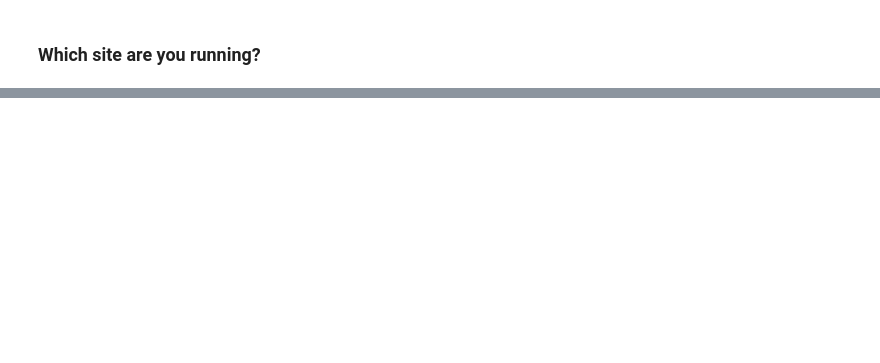
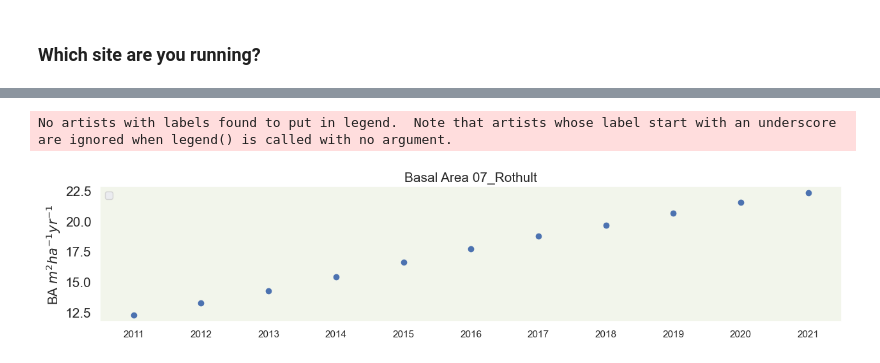
Before and after one commit to alejandrogandara/susi-swe, a Jupyter notebook: swe_susi.ipynb, the cells around one changed output, grey strips where cells are left out. Drawn from its saved outputs; the diff is of its cells as text; code cells hidden in the pictures; blank space fills up the shorter version.

```diff
--- a/swe_susi.ipynb
+++ b/swe_susi.ipynb
@@ -172,0 +515,27 @@ site
+# %%
+# basal area
+ba_mean = np.mean(ncf['stand']['basalarea'][scen,:, :], axis=1)
+bai = np.diff(ba_mean, axis=0)
+
+BasalArea = pd.DataFrame({
+    'year': pd.date_range(start_date, end_date, freq="Y").strftime('%Y'),
+    'ba':list(ba_mean)[1:],
+    'bai':list(bai)
+})
+BasalArea.to_csv(outpara['outfolder'] + '/' + site + '_Basal Area.csv')
+# %%
+fs = 15
+baFig = plt.figure(num='BasalArea', figsize=(15,18))
+gs = gridspec.GridSpec(ncols=12, nrows=12, figure=fig, wspace=0.25, hspace=0.25)
+
+axwtts = baFig.add_subplot(gs[8:10, :])
+axwtts.scatter(x= BasalArea['year'], y=BasalArea['ba'])
+axwtts.set_title('Basal Area ' + wsite, fontsize = 15)
+axwtts.tick_params(axis='y', labelsize=fs)
+axwtts.set_ylabel('BA $m^2 ha^{-1} yr^{-1}$', fontsize=fs)
+axwtts.legend(loc= 'upper left')
+axwtts.grid(visible=False)
+axwtts.set_facecolor(facecolor)
+# %% [output]
+No artists with labels found to put in legend.  Note that artists whose label start with an underscore are ignored when legend() is called with no argument.
+[figure, added]
```
Also changed, not shown: parts of 42 cells of this notebook, 3 other files.
